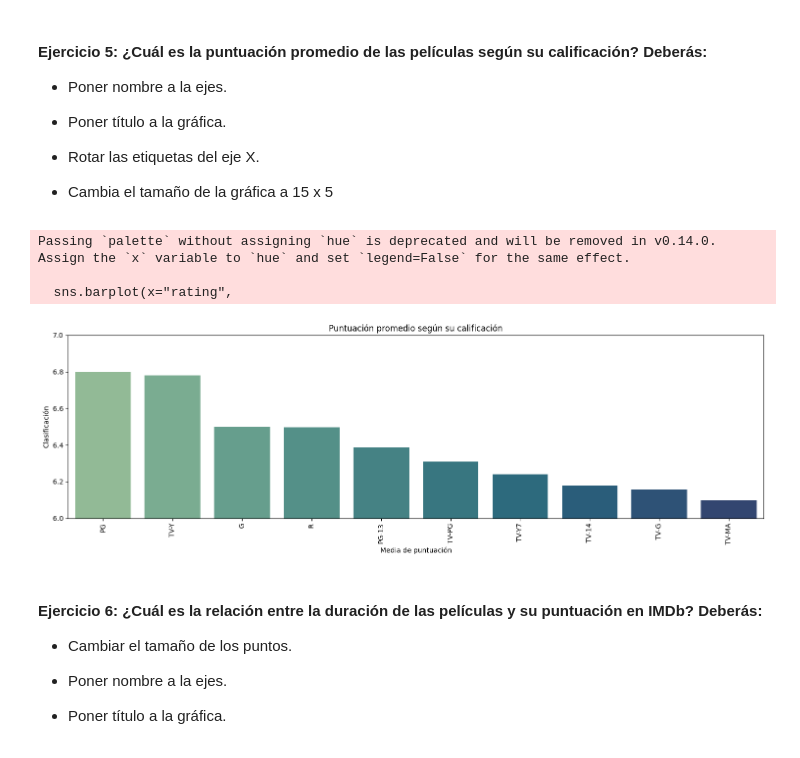
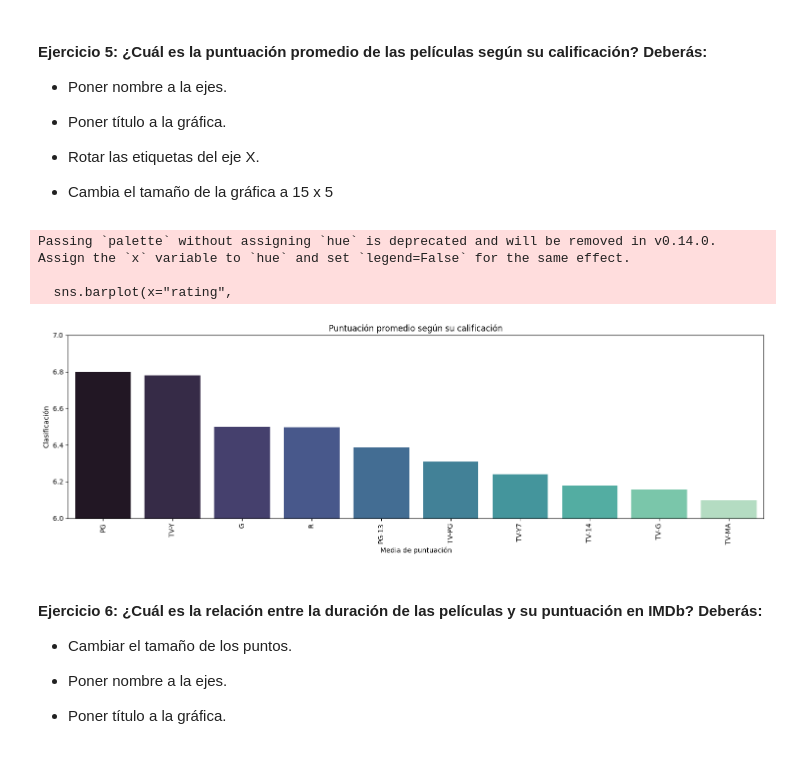
Before and after one commit to davfranco1/laboratorio-modulo2-leccion04-visualizacion, a Jupyter notebook: laboratorio-modulo2-leccion04-visualizacion.ipynb, the cells around one changed output. Drawn from its saved outputs; the diff is of its cells as text; code cells hidden in the pictures.

```diff
--- a/laboratorio-modulo2-leccion04-visualizacion.ipynb
+++ b/laboratorio-modulo2-leccion04-visualizacion.ipynb
@@ -157,27 +158,28 @@ plt.xticks(rotation = 90);
 # %%
 filtro_rating = df["rating"].str.contains(r"-|nr|r|g|ur", case=False, na=False)
 filtro_imdb = df["IMDB Score"].notnull()
 
 df_filtrado = df[filtro_rating][filtro_imdb].groupby("rating")[["IMDB Score"]].mean().sort_values("IMDB Score", ascending=False)
 
 plt.figure(figsize=(15,5))
 sns.barplot(x="rating",
             y="IMDB Score",
             data=df_filtrado,
-            palette="crest");
+            palette="mako");
+
 plt.xlabel("Media de puntuación")
 plt.ylabel("Clasificación")
 plt.title("Puntuación promedio según su calificación")
 plt.xticks(rotation=90)
 plt.ylim(6,7)
 plt.tight_layout()
 
 # He notado que los valores se encuentran entre 6 y 7 por lo que he cortado el valor y para que sea más representativo
 # %% [output]
 Passing `palette` without assigning `hue` is deprecated and will be removed in v0.14.0. Assign the `x` variable to `hue` and set `legend=False` for the same effect.
 
   sns.barplot(x="rating",
-[figure, old version]
+[figure, new version]
 # %% [markdown]
 #### Ejercicio 6: ¿Cuál es la relación entre la duración de las películas y su puntuación en IMDb? Deberás:
 
```
Also changed, not shown: parts of 7 cells of this notebook, 1 other file.
